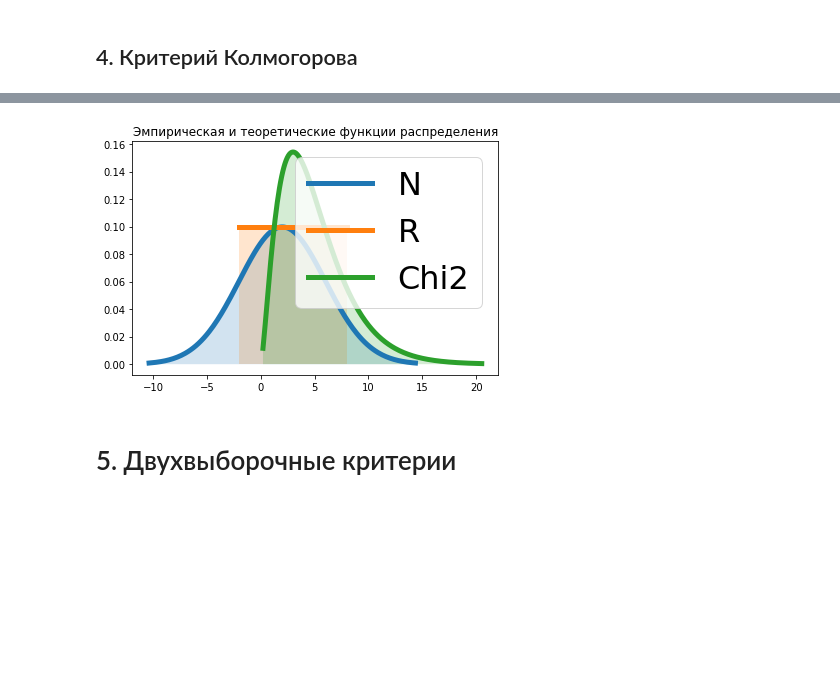
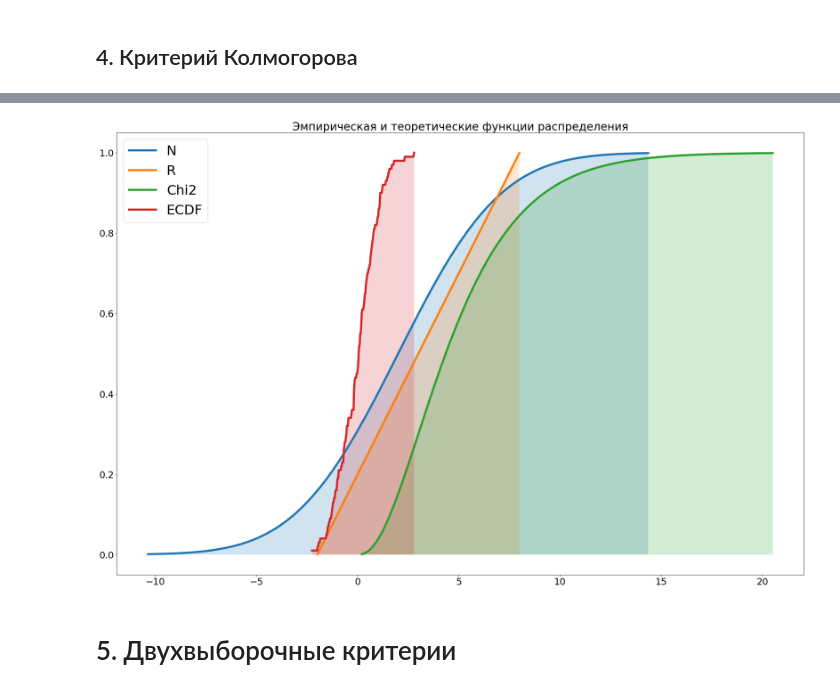
Before and after one commit to Santexchik2000/matstat-labs, a Jupyter notebook: 2.ipynb, the cells around one changed output, grey strips where cells are left out. Saved outputs shown, nothing was run; the diff lists cells and outputs as text; code cells hidden in the pictures; blank space fills up the shorter version.

Commit message:
Add ECDF

```diff
--- a/2.ipynb
+++ b/2.ipynb
@@ -222,28 +223,32 @@ table(
 # %%
 h0_distributions = [
     ('N', stats.norm(2, 4)),
     ('R', stats.uniform(-2, 10)),
     ('Chi2', stats.chi2(5))
 ]
 
 
 fig, ax = plt.subplots()
 ax.set_title('Эмпирическая и теоретические функции распределения')
 
 for name, dist in h0_distributions:
     domain = np.linspace(dist.ppf(0.001), dist.ppf(0.999), 200)
-    values = dist.pdf(domain)
+    values = dist.cdf(domain)
     ax.plot(domain, values, lw=5, label=name)
     ax.fill_between(domain, 0, values, alpha=.2)
 
-# TODO: ECDF
+ecdf = ECDF(x.data())
+domain = np.linspace(x.min(), x.max(), x.n() * 2)
+values = ecdf(domain)
+ax.plot(domain, values, lw=5, label='ECDF')
+ax.fill_between(domain, 0, values, alpha=.2)
 
 ax.legend(prop={'size': 32})
 
 fig.tight_layout()
 plt.show()
 # %% [output]
-[figure, old version]
+[figure, new version]
 # %% [markdown]
 # 5. Двухвыборочные критерии
 # %%
```
Also changed, not shown: parts of 3 cells of this notebook.
